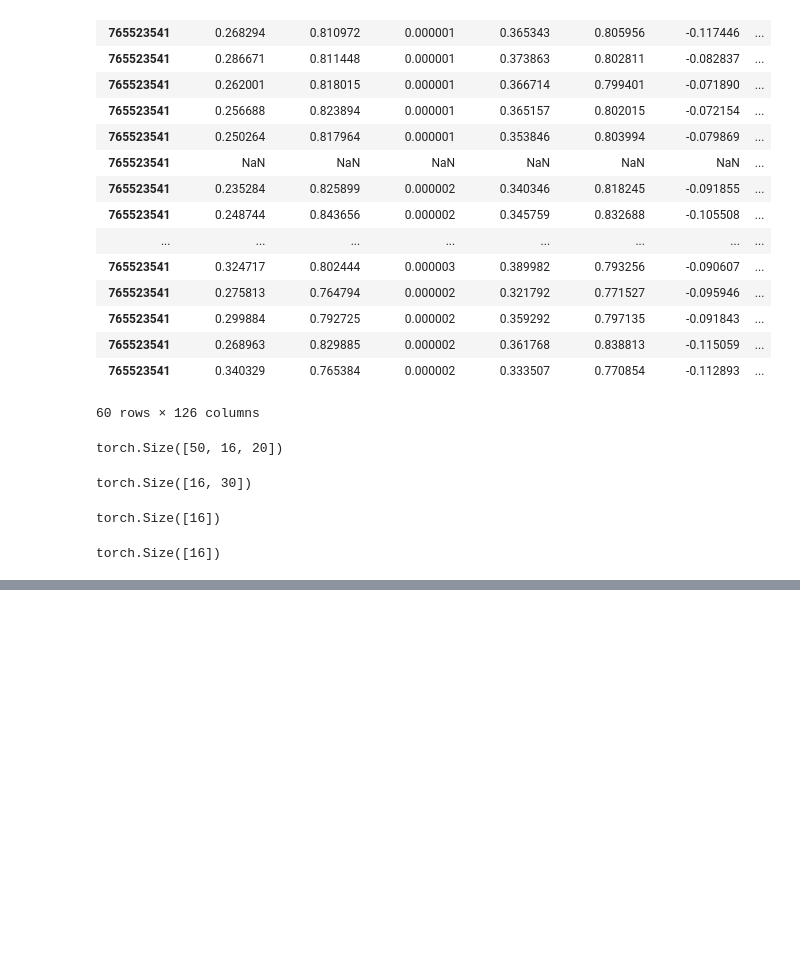
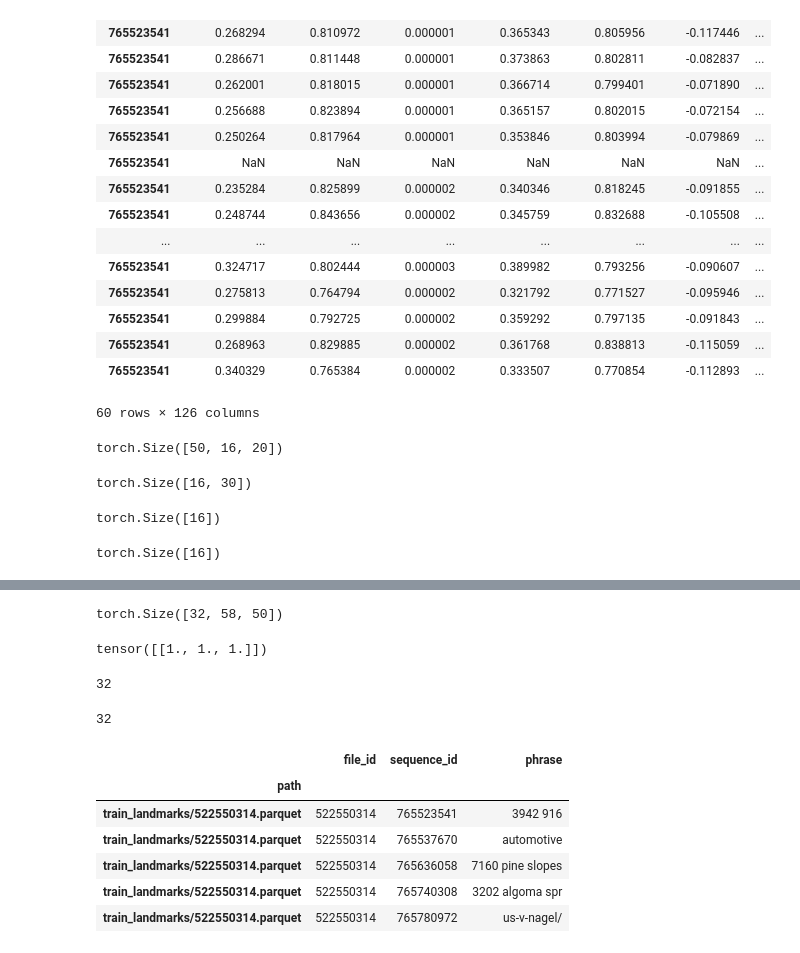
Before and after one commit to jihoon99/asfl_recognize, a Jupyter notebook: ntoepad.ipynb, the cells around one changed output, grey strips where cells are left out. Drawn from its saved outputs; the diff is of its cells as text; code cells hidden in the pictures; blank space fills up the shorter version.

```diff
--- a/ntoepad.ipynb
+++ b/ntoepad.ipynb
@@ -776,0 +796,33 @@ torch.Size([32, 59, 200])
+# %%
+aa2 = f1(aa1)
+aa2.shape
+# %% [output]
+torch.Size([32, 58, 50])
+# %%
+
+x = torch.randn([32,100,50])
+x.new_ones(1, 3)
+# %% [output]
+tensor([[1., 1., 1.]])
+# %%
+len('7h7jjbh854wfcw++++5a11859a64++v1')
+# %% [output]
+32
+# %%
+len('45w6++t9+8whww49h8291jdm+hjb6a+w')
+# %% [output]
+32
+# %%
+import pandas as pd
+
+aa = pd.read_parquet('./data/partial_train_0.parquet')
+# %%
+aa.head()
+# %% [output]
+|  | file_id | sequence_id | phrase |
+| path |  |  |  |
+| train_landmarks/522550314.parquet | 522550314 | 765523541 | 3942 916 |
+| train_landmarks/522550314.parquet | 522550314 | 765537670 | automotive |
+| train_landmarks/522550314.parquet | 522550314 | 765636058 | 7160 pine slopes |
+| train_landmarks/522550314.parquet | 522550314 | 765740308 | 3202 algoma spr |
+| train_landmarks/522550314.parquet | 522550314 | 765780972 | us-v-nagel/ |
```
Also changed, not shown: parts of 6 cells of this notebook, 8 other files.
